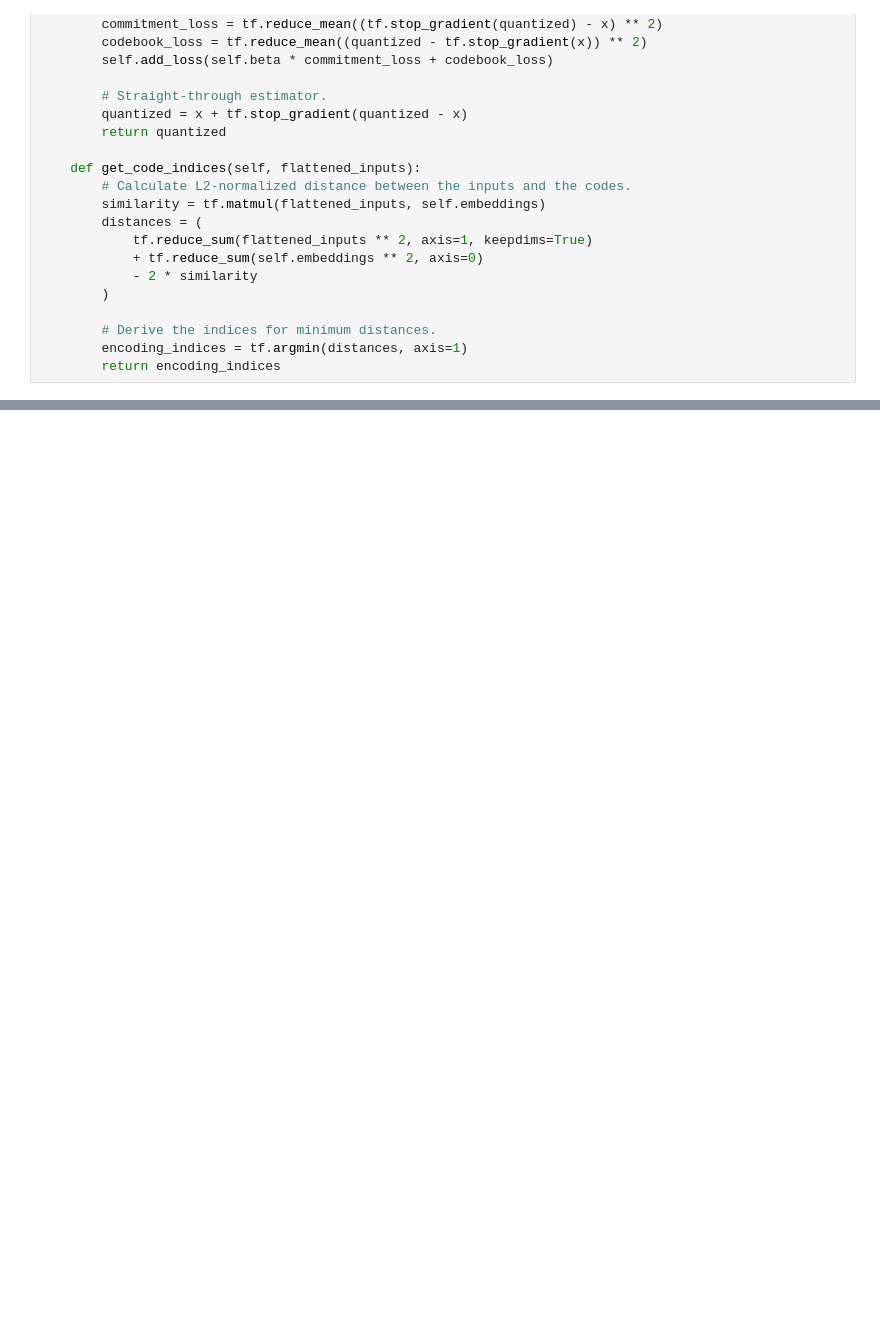
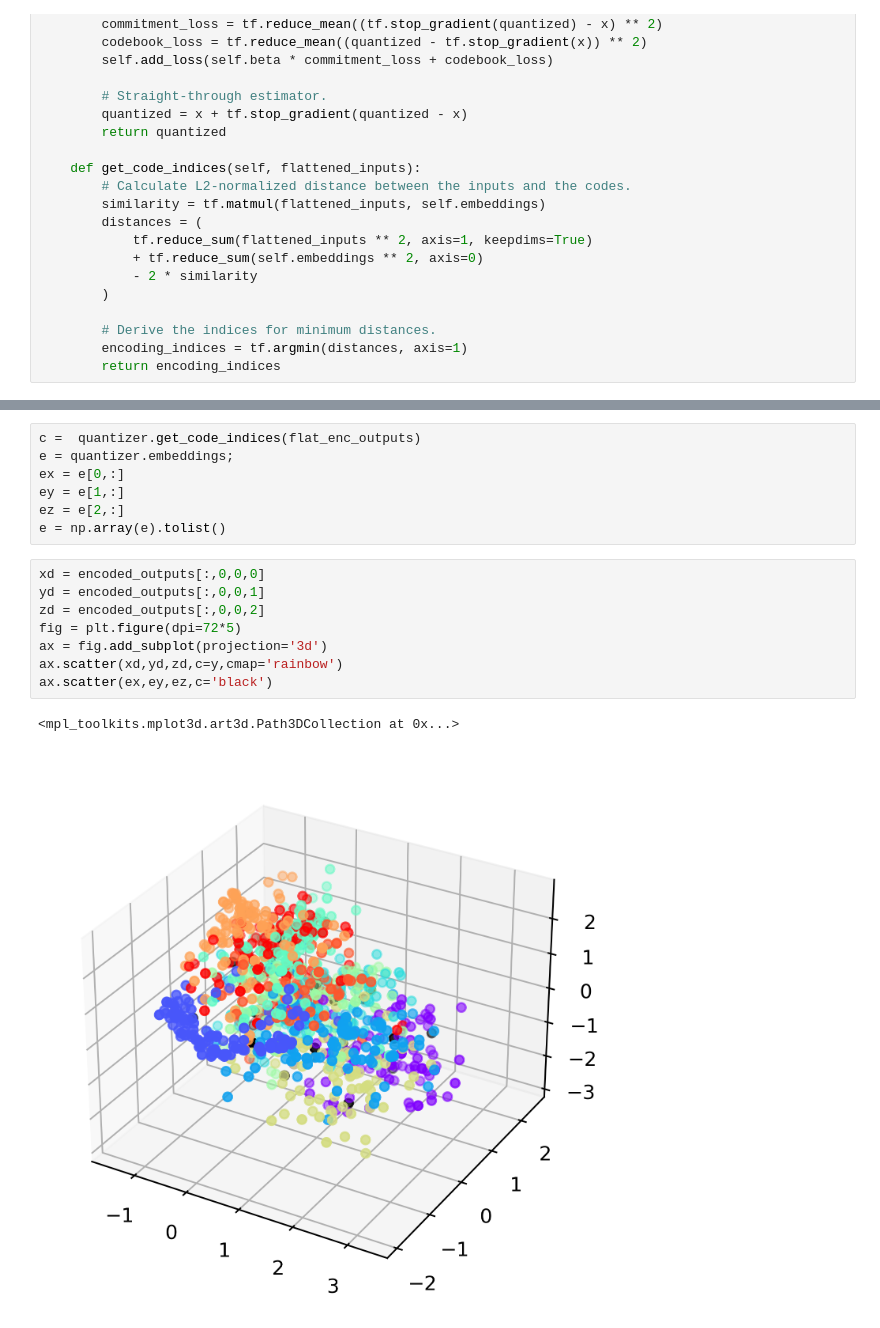
Before and after one commit to danjacobellis/ITML, a Jupyter notebook: experiments/VQ-VAE.ipynb, the cells around one changed output, grey strips where cells are left out. Drawn from its saved outputs; the diff is of its cells as text; blank space fills up the shorter version.

```diff
--- a/experiments/VQ-VAE.ipynb
+++ b/experiments/VQ-VAE.ipynb
@@ -293,0 +287,18 @@ Input shape of the PixelCNN: (7, 7)
+# %%
+c =  quantizer.get_code_indices(flat_enc_outputs)
+e = quantizer.embeddings;
+ex = e[0,:]
+ey = e[1,:]
+ez = e[2,:]
+e = np.array(e).tolist()
+# %%
+xd = encoded_outputs[:,0,0,0]
+yd = encoded_outputs[:,0,0,1]
+zd = encoded_outputs[:,0,0,2]
+fig = plt.figure(dpi=72*5)
+ax = fig.add_subplot(projection='3d')
+ax.scatter(xd,yd,zd,c=y,cmap='rainbow')
+ax.scatter(ex,ey,ez,c='black')
+# %% [output]
+<mpl_toolkits.mplot3d.art3d.Path3DCollection at 0x...>
+[figure, added]
```
Also changed, not shown: parts of 15 cells of this notebook, 11 other files.
